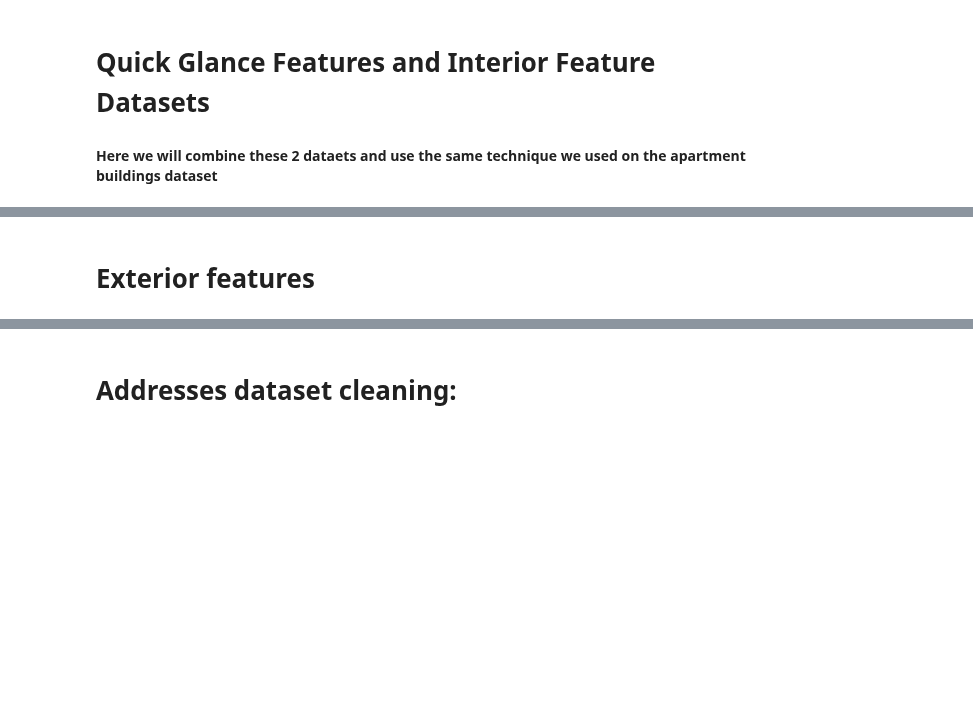
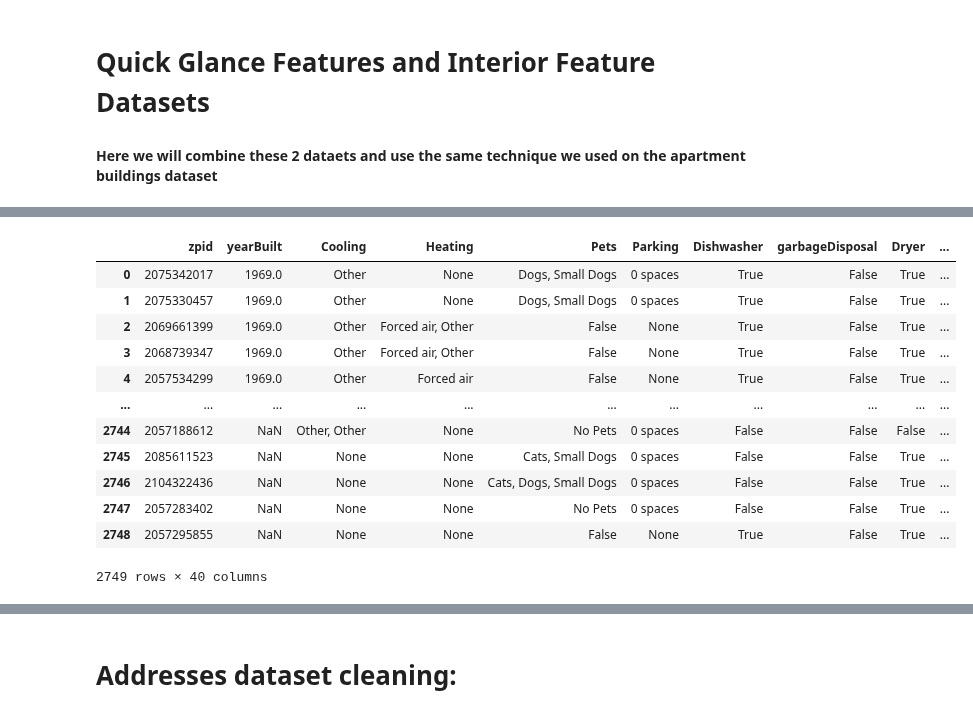
Before and after one commit to oisintheginger/mscfinalproject, a Jupyter notebook: sean_notebooks/cleaning_2.ipynb, the cells around one changed output, grey strips where cells are left out. Saved outputs shown, nothing was run; the diff lists cells and outputs as text; code cells hidden in the pictures; blank space fills up the shorter version.

```diff
--- a/sean_notebooks/cleaning_2.ipynb
+++ b/sean_notebooks/cleaning_2.ipynb
@@ -43,6 +43,18 @@ apartment_units_df_copy.to_csv("D:/DataSets/msc_datasets_cleaned/apartment_unit_
 apartment_units_df_copy_n = pd.read_csv("D:/DataSets/msc_datasets_cleaned/apartment_unit_information.csv")
 
 apartment_units_df_copy_n = apartment_units_df_copy.rename(columns={'lotId': 'buildingID'})
+# %%
+building_id_to_address_id = {}
+address_id_counter = 0
+
+for index, row in apartment_units_df_copy_n.iterrows():
+    building_id = row['buildingID']
+    if building_id not in building_id_to_address_id:
+        building_id_to_address_id[building_id] = address_id_counter
+        address_id_counter += 1
+
+# Create the addressID column based on the mapping
+apartment_units_df_copy_n['addressID'] = apartment_units_df_copy_n['buildingID'].map(building_id_to_address_id)
 # %%
 # save changes
 apartment_units_df_copy_n.to_csv("D:/DataSets/msc_datasets_cleaned/apartment_unit_information.csv", index = False)
@@ -412,5 +440,19 @@ merged_df["stories"] = main_information_df["stories"]
+# %%
+merged_df
+# %% [output]
+|  | zpid | yearBuilt | Cooling | Heating | Pets | Parking | Dishwasher | garbageDisposal | Dryer | ... |
+| 0 | 2075342017 | 1969.0 | Other | None | Dogs, Small Dogs | 0 spaces | True | False | True | ... |
+| 1 | 2075330457 | 1969.0 | Other | None | Dogs, Small Dogs | 0 spaces | True | False | True | ... |
+| 2 | 2069661399 | 1969.0 | Other | Forced air, Other | False | None | True | False | True | ... |
+| 3 | 2068739347 | 1969.0 | Other | Forced air, Other | False | None | True | False | True | ... |
+| 4 | 2057534299 | 1969.0 | Other | Forced air | False | None | True | False | True | ... |
+| ... | ... | ... | ... | ... | ... | ... | ... | ... | ... | ... |
+| 2744 | 2057188612 | NaN | Other, Other | None | No Pets | 0 spaces | False | False | False | ... |
+| 2745 | 2085611523 | NaN | None | None | Cats, Small Dogs | 0 spaces | False | False | True | ... |
+| 2746 | 2104322436 | NaN | None | None | Cats, Dogs, Small Dogs | 0 spaces | False | False | True | ... |
+| 2747 | 2057283402 | NaN | None | None | No Pets | 0 spaces | False | False | True | ... |
+| 2748 | 2057295855 | NaN | None | None | False | None | True | False | True | ... |
+2749 rows × 40 columns
 # %%
 # save dataset
 merged_df.to_csv("D:/DataSets/msc_datasets_cleaned/property_details.csv", index = False)
-# %% [markdown]
-# Exterior features
```
Also changed, not shown: parts of 122 cells of this notebook.
